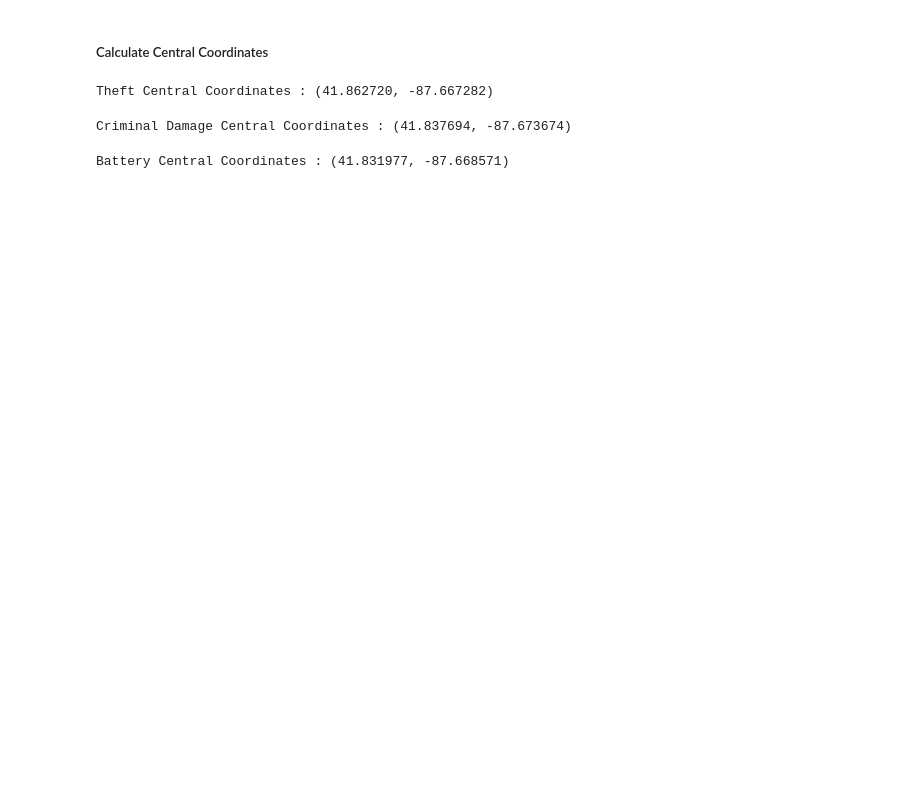
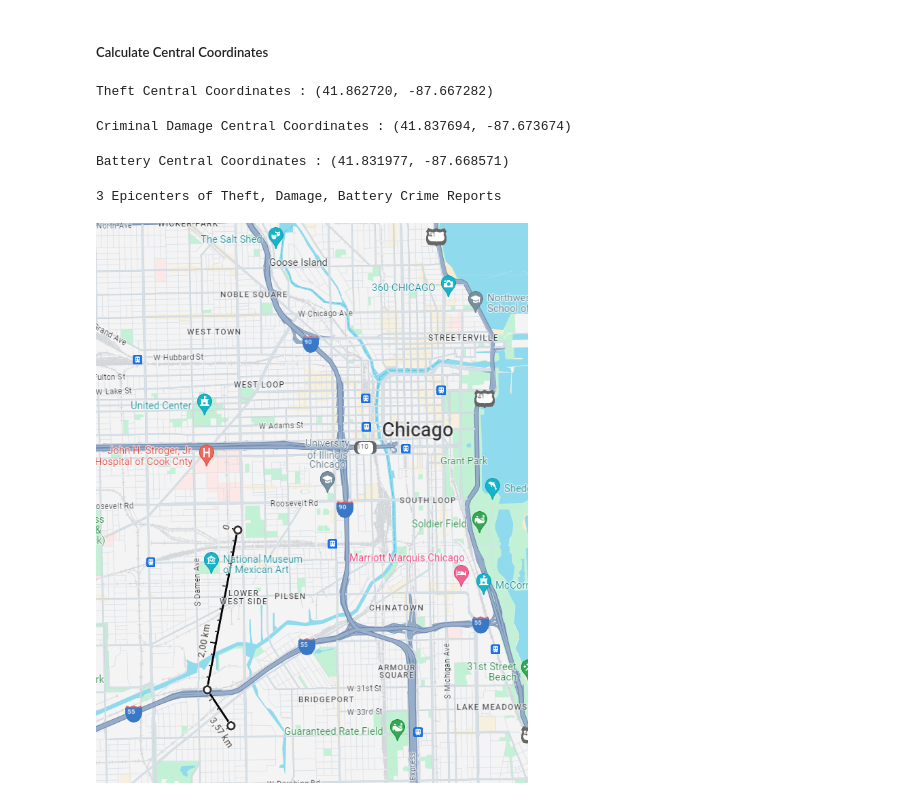
Before and after one commit to DaheeMATTANA/Python-Analysis-Projects, a Jupyter notebook: Chicago Crime Pattern Analysis/Chicago Crime Pattern Analysis.ipynb, the cells around one changed output. Saved outputs shown, nothing was run; the diff lists cells and outputs as text; code cells hidden in the pictures; blank space fills up the shorter version.

```diff
--- a/Chicago Crime Pattern Analysis/Chicago Crime Pattern Analysis.ipynb
+++ b/Chicago Crime Pattern Analysis/Chicago Crime Pattern Analysis.ipynb
@@ -255,3 +269,10 @@ Criminal Damage Central Coordinates : (41.837694, -87.673674)
 print('Battery Central Coordinates : ({:f}, {:f})'.format(battery['Latitude'].mean(), battery['Longitude'].mean()))
 # %% [output]
 Battery Central Coordinates : (41.831977, -87.668571)
+# %%
+from IPython.display import display, Image
+print('3 Epicenters of Theft, Damage, Battery Crime Reports')
+display(Image(filename = 'Distance Between Epicenters.png'))
+# %% [output]
+3 Epicenters of Theft, Damage, Battery Crime Reports
+[figure, added]
```
Also changed, not shown: parts of 15 cells of this notebook, 1 other file.
